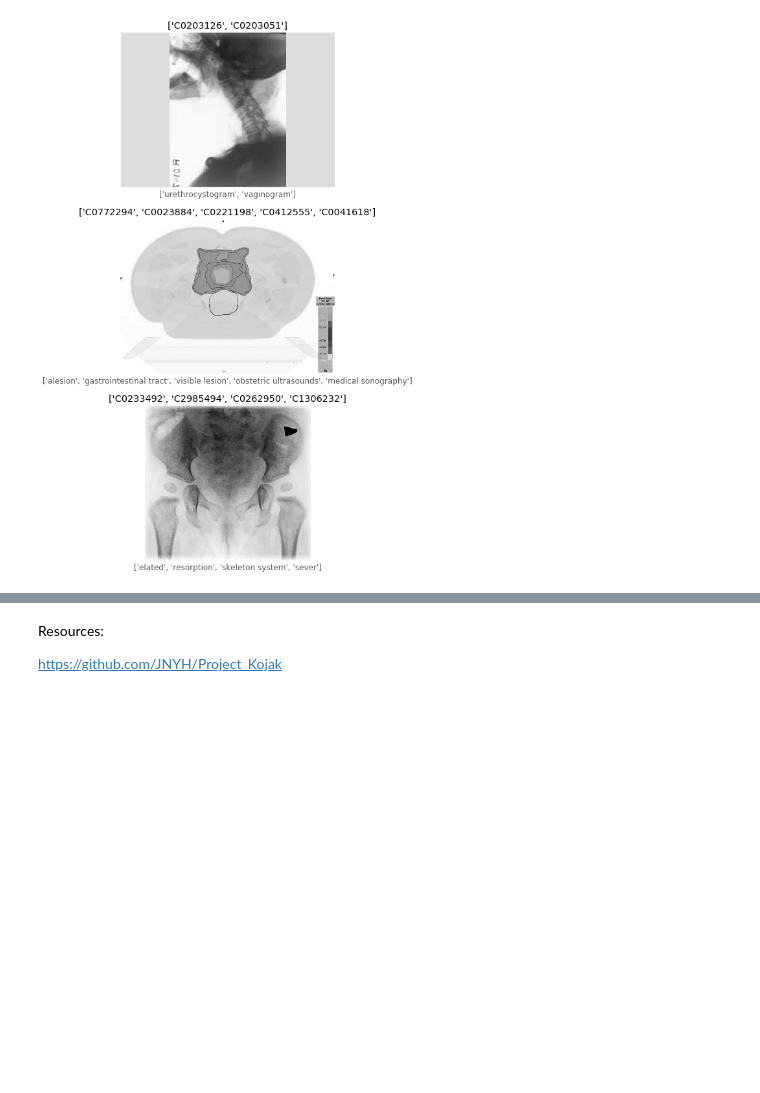
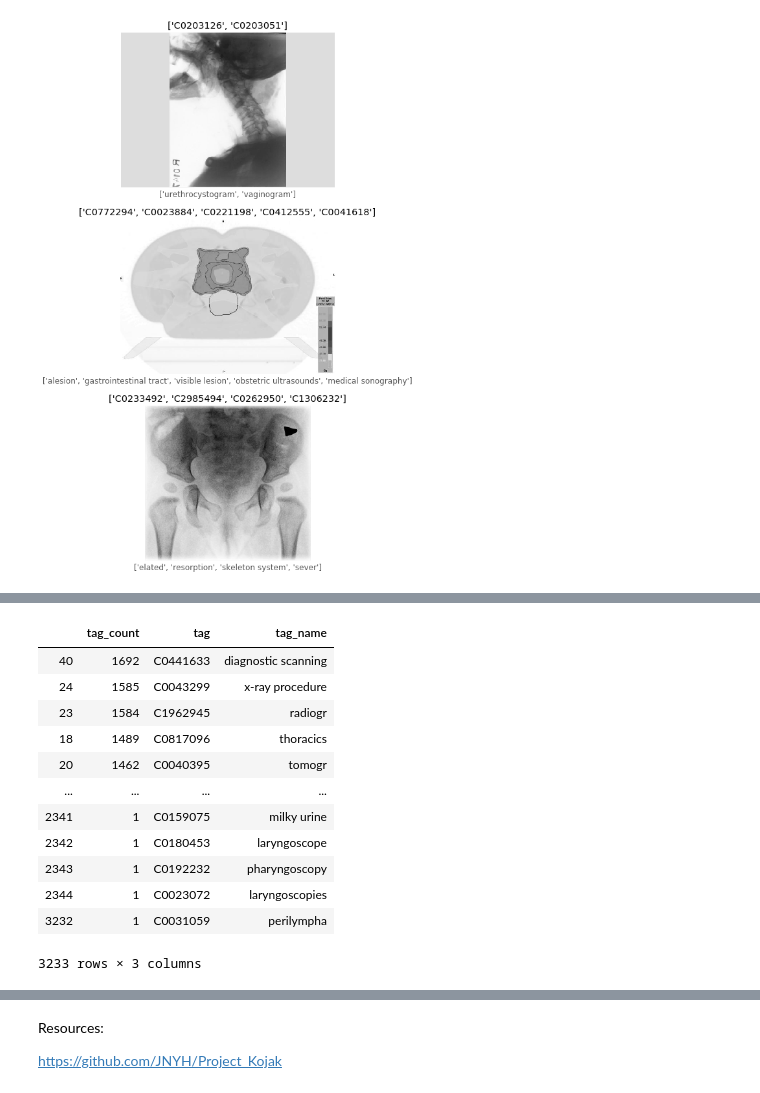
Before and after one commit to ionpetro/ImageCLEF-Medical-Caption-Task-2019, a Jupyter notebook: Image Classifier.ipynb, the cells around one changed output, grey strips where cells are left out. Saved outputs shown, nothing was run; the diff lists cells and outputs as text; code cells hidden in the pictures; blank space fills up the shorter version.

```diff
--- a/Image Classifier.ipynb
+++ b/Image Classifier.ipynb
@@ -161,0 +172,2 @@ _ = plt.xlabel(tags)
+# %%
+tag_df = pd.DataFrame.from_dict(tag_dic, orient='index', columns=['tag_count'])
@@ -202,0 +192,23 @@ train_tagframe
+# %%
+tag_df = pd.merge(tag_df, str_con, left_index=True, right_on='tag', how='inner')
+# %%
+tag_df.reset_index(inplace=True)
+tag_df.drop(columns=['index'], inplace=True)
+# %%
+tag_df.sort_values(by=['tag_count'], ascending=False, inplace=True)
+# %%
+tag_df
+# %% [output]
+|  | tag_count | tag | tag_name |
+| 40 | 1692 | C0441633 | diagnostic scanning |
+| 24 | 1585 | C0043299 | x-ray procedure |
+| 23 | 1584 | C1962945 | radiogr |
+| 18 | 1489 | C0817096 | thoracics |
+| 20 | 1462 | C0040395 | tomogr |
+| ... | ... | ... | ... |
+| 2341 | 1 | C0159075 | milky urine |
+| 2342 | 1 | C0180453 | laryngoscope |
+| 2343 | 1 | C0192232 | pharyngoscopy |
+| 2344 | 1 | C0023072 | laryngoscopies |
+| 3232 | 1 | C0031059 | perilympha |
+3233 rows × 3 columns
```
Also changed, not shown: parts of 30 cells of this notebook.
